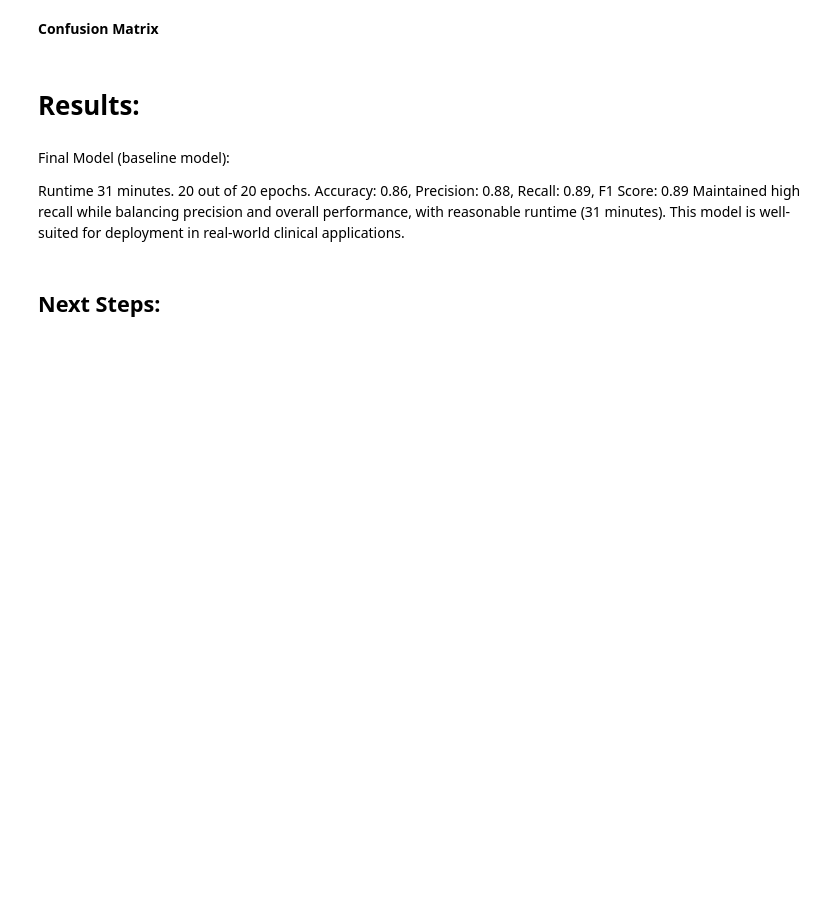
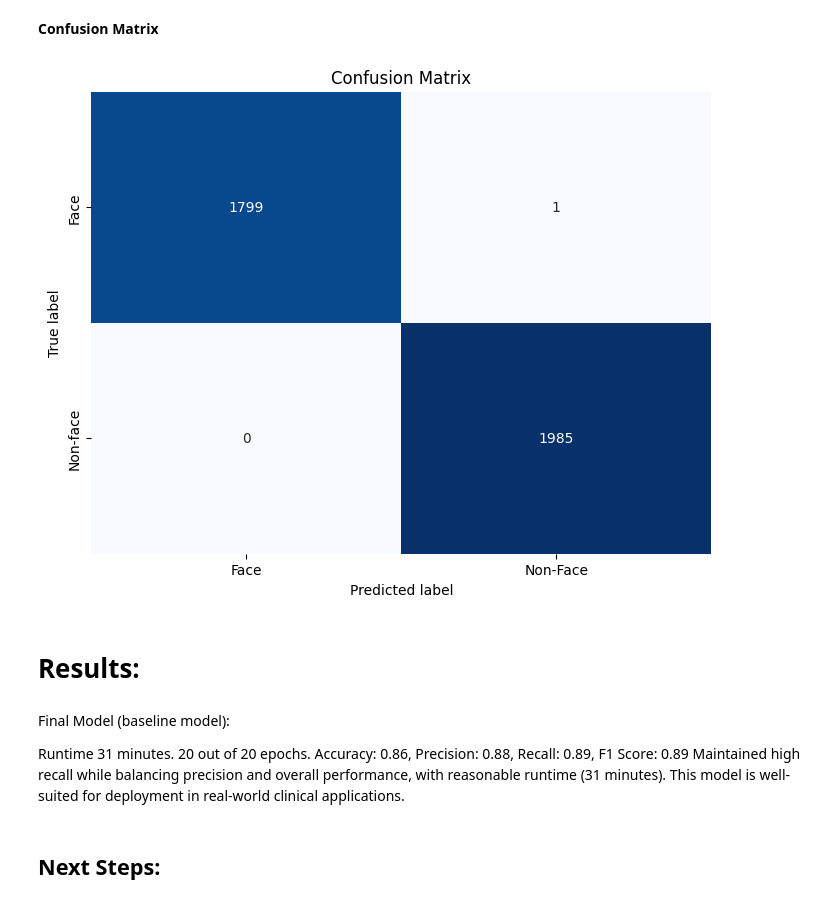
Before and after one commit to aramirezfr/Facial-Recognition-with-Deep-Learning-Neural-Networks, a Jupyter notebook: Facial_Recognition_using_CNN.ipynb, the cells around one changed output. Cells and saved outputs as stored; diff of their text form; code cells hidden in the pictures; blank space fills up the shorter version.

```diff
--- a/Facial_Recognition_using_CNN.ipynb
+++ b/Facial_Recognition_using_CNN.ipynb
@@ -665,7 +597,7 @@ base_model = tf.keras.Sequential([
 #compile the model
 base_model.compile(optimizer='adam',
               loss='binary_crossentropy',
-              metrics=['accuracy', 'precision', 'recall', 'loss'])
+              metrics=['accuracy', 'precision', 'recall'])
 # %%
 #train with epochs set to 20
 base_model_hist=base_model.fit(train_dataset, validation_data=val_dataset, epochs=20)
@@ -680,3 +632,13 @@ results_base_train=base_model.evaluate(test_dataset)
 **Runtime:**
 # %% [markdown]
 **Classification Report**
+# %%
+#getting predictions
+y_pred_prob = base_model.predict(test_dataset)
+y_pred = (y_pred_prob > 0.5).astype(int).flatten()
+
+#getting true labels
+y_true = np.concatenate([y for x, y in test_dataset])
+
+#printlassification Report
+print(classification_report(y_true, y_pred))
@@ -683,5 +655,18 @@ results_base_train=base_model.evaluate(test_dataset)
 # %% [markdown]
 **Confusion Matrix**
+# %%
+#confusion Matrix
+conf_matrix = confusion_matrix(y_true, y_pred)
+
+#plot
+plt.figure(figsize=(8, 6))
+sns.heatmap(conf_matrix, annot=True, fmt='d', cmap='Blues', xticklabels=['Face', 'Non-Face'], yticklabels=['Face', 'Non-face'], cbar=False)
+plt.ylabel('True label')
+plt.xlabel('Predicted label')
+plt.title('Confusion Matrix')
+plt.show()
+# %% [output]
+[figure, added]
 # %% [markdown]
 # Results:
 # %% [markdown]
```
Also changed, not shown: parts of 20 cells of this notebook.
